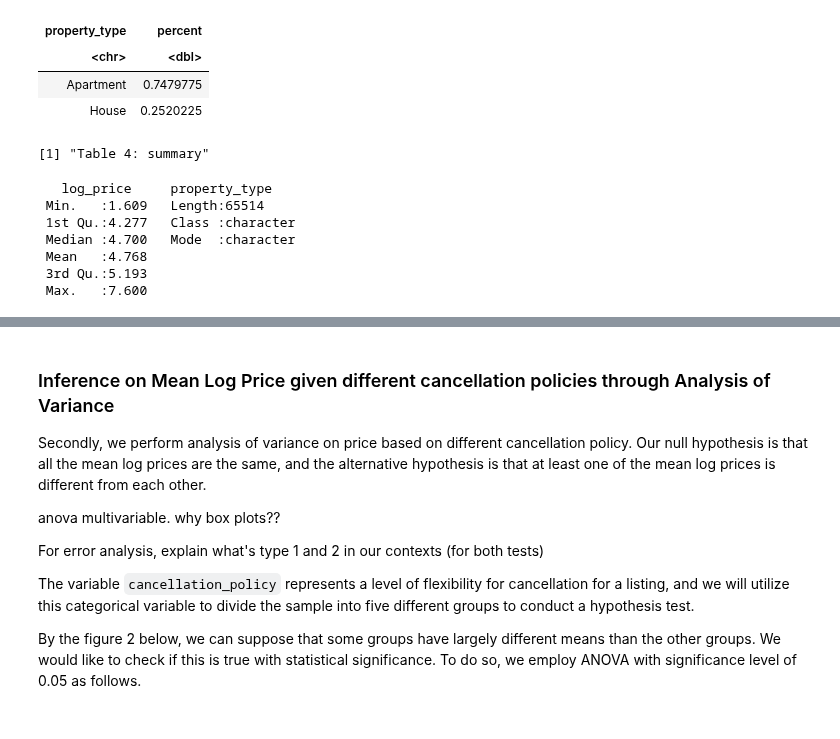
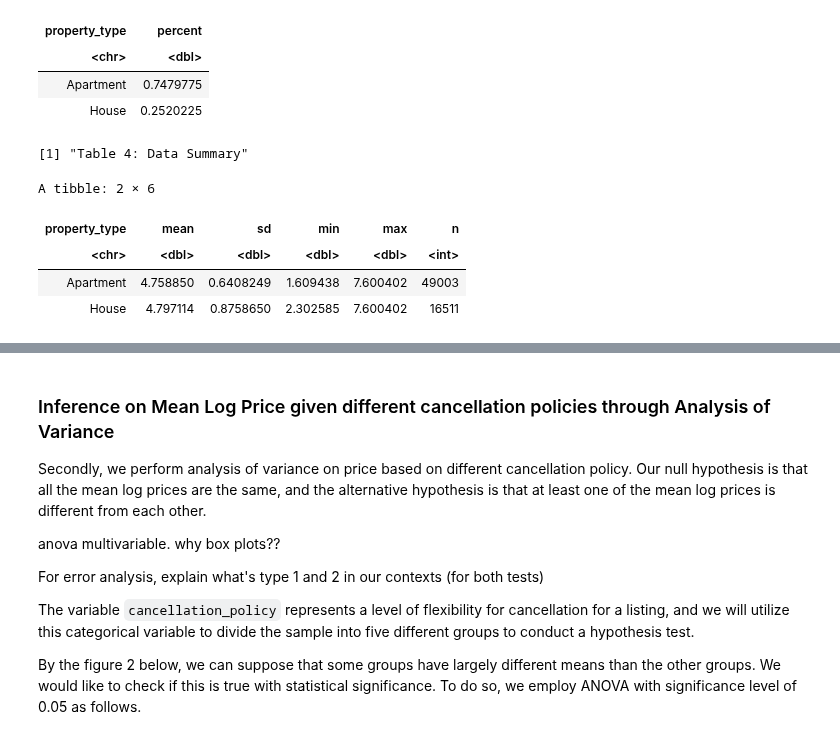
Before and after one commit to takumihoriba/stat201-project, a Jupyter notebook: proposal_final.ipynb, the cells around one changed output, grey strips where cells are left out. Drawn from its saved outputs; the diff is of its cells as text; code cells hidden in the pictures.

```diff
--- a/proposal_final.ipynb
+++ b/proposal_final.ipynb
@@ -124,17 +127,17 @@ A tibble: 2 × 2
 | Apartment | 0.7479775 |
 | House | 0.2520225 |
 # %%
-#Preliminary exploratory data analysis
+#estimate the parameter
+#calculate the mean, sd, min and max value for each property type
 set.seed(320)
-Airbnb_summary <- Airbnb_tidy %>% group_by(property_type)|>  summary()
-print("Table 4: summary")
+Airbnb_summary <- Airbnb_tidy |> group_by(property_type)|> summarize(mean = mean(log_price),sd=sd(log_price),min=min(log_price),
+                                                                    max=max(log_price),n=n())
+print("Table 4: Data Summary")
 Airbnb_summary
 # %% [output]
-[1] "Table 4: summary"
+[1] "Table 4: Data Summary"
-   log_price     property_type
- Min.   :1.609   Length:65514
- 1st Qu.:4.277   Class :character
- Median :4.700   Mode  :character
- Mean   :4.768
- 3rd Qu.:5.193
- Max.   :7.600
+A tibble: 2 × 6
+| property_type | mean | sd | min | max | n |
+| <chr> | <dbl> | <dbl> | <dbl> | <dbl> | <int> |
+| Apartment | 4.758850 | 0.6408249 | 1.609438 | 7.600402 | 49003 |
+| House | 4.797114 | 0.8758650 | 2.302585 | 7.600402 | 16511 |
```
Also changed, not shown: parts of 13 cells of this notebook.
